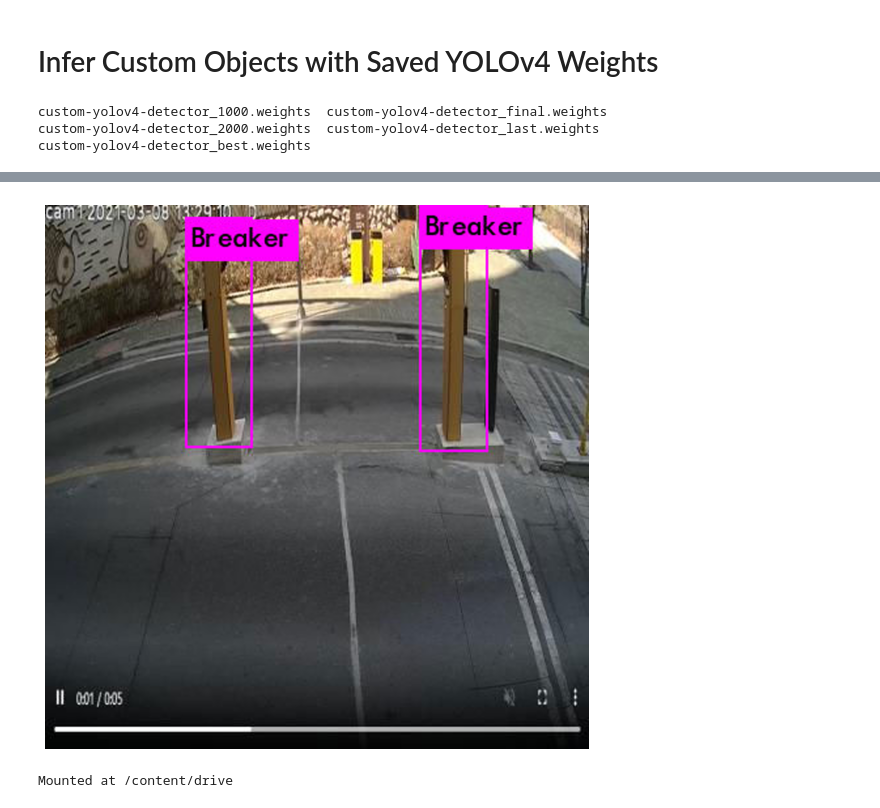
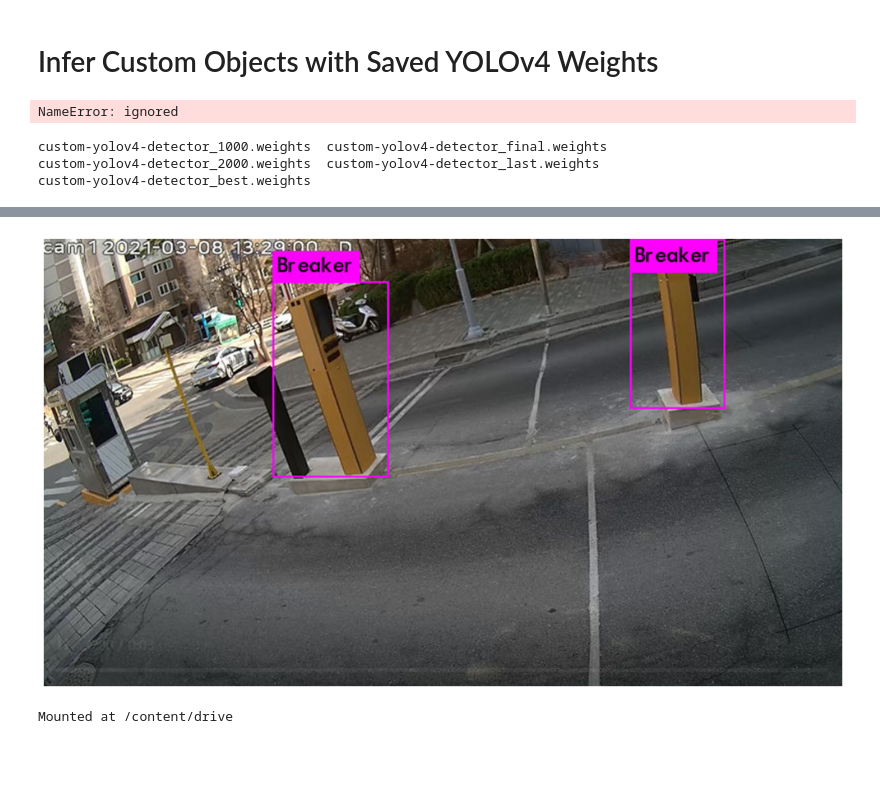
Before and after one commit to Feelluck96/wusproject, a Jupyter notebook: YOLOv4_Darknet_Roboflow.ipynb, the cells around one changed output, grey strips where cells are left out. Drawn from its saved outputs; the diff is of its cells as text; code cells hidden in the pictures; blank space fills up the shorter version.

```diff
--- a/YOLOv4_Darknet_Roboflow.ipynb
+++ b/YOLOv4_Darknet_Roboflow.ipynb
@@ -585,6 +585,10 @@ Saving weights to backup//custom-yolov4-detector_last.weights
 Saving weights to backup//custom-yolov4-detector_final.weights
 # %% [markdown]
 # Infer Custom Objects with Saved YOLOv4 Weights
+# %%
+files.download('')
+# %% [output]
+NameError: ignored
 # %%
 #define utility function
 def imShow(path):
@@ -622,7 +626,7 @@ custom-yolov4-detector_best.weights
 #/test has images that we can test our detector on
 test_images = [f for f in os.listdir('test') if f.endswith('.jpg')]
 import random
-img_path = "test/" + random.choice(test_images);
+img_path = "test/6.jpg" ;
 
 #test out our detector!
 !./darknet detect cfg/custom-yolov4-detector.cfg backup/custom-yolov4-detector_final.weights {img_path} -dont-show
@@ -648 +652 @@ Unable to init server: Could not connect: Connection refused
-[figure, old version]
+[figure, new version]
```
Also changed, not shown: parts of 2 cells of this notebook.
